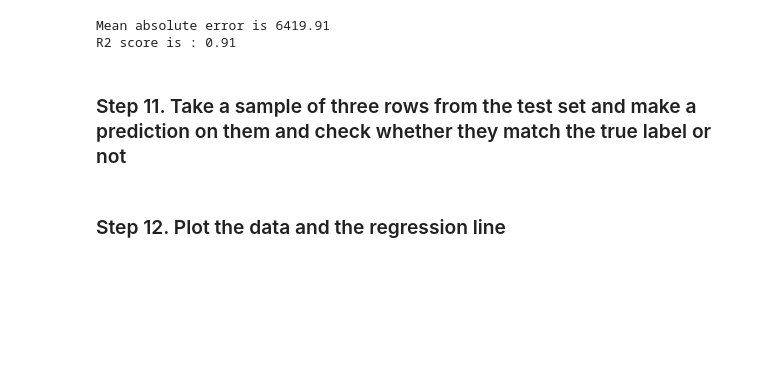
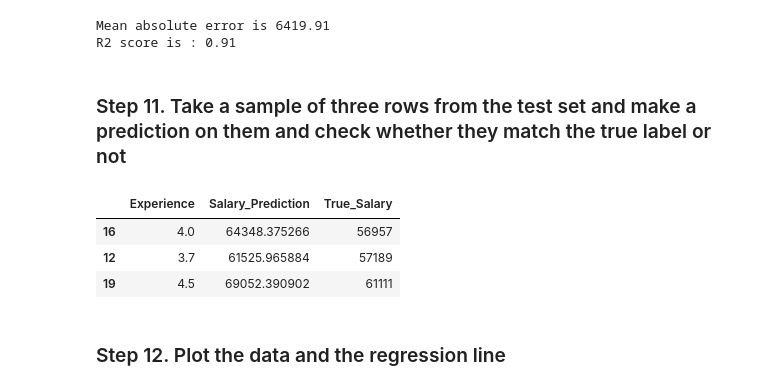
Before and after one commit to TurkiOmran/AAI, a Jupyter notebook: student/W3/exercises/M1/ex2_reg.ipynb, the cells around one changed output. Cells and saved outputs as stored; diff of their text form; code cells hidden in the pictures; blank space fills up the shorter version.

```diff
--- a/student/W3/exercises/M1/ex2_reg.ipynb
+++ b/student/W3/exercises/M1/ex2_reg.ipynb
@@ -141,5 +141,18 @@ Mean absolute error is 6419.91
 R2 score is : 0.91
 # %% [markdown]
 ### Step 11. Take a sample of three rows from the test set and make a prediction on them and check whether they match the true label or not
+# %%
+X_sample=X_test.sample(3,random_state=42)
+
+y_sample = y_test[X_sample.index]
+prediction = model.predict(X_sample)
+
+prediction_df=pd.DataFrame({"Experience":X_sample['Experience Years'],"Salary_Prediction":prediction,"True_Salary":y_sample})
+prediction_df
+# %% [output]
+|  | Experience | Salary_Prediction | True_Salary |
+| 16 | 4.0 | 64348.375266 | 56957 |
+| 12 | 3.7 | 61525.965884 | 57189 |
+| 19 | 4.5 | 69052.390902 | 61111 |
 # %% [markdown]
 ### Step 12. Plot the data and the regression line
```
Also changed, not shown: parts of 1 cell of this notebook.
